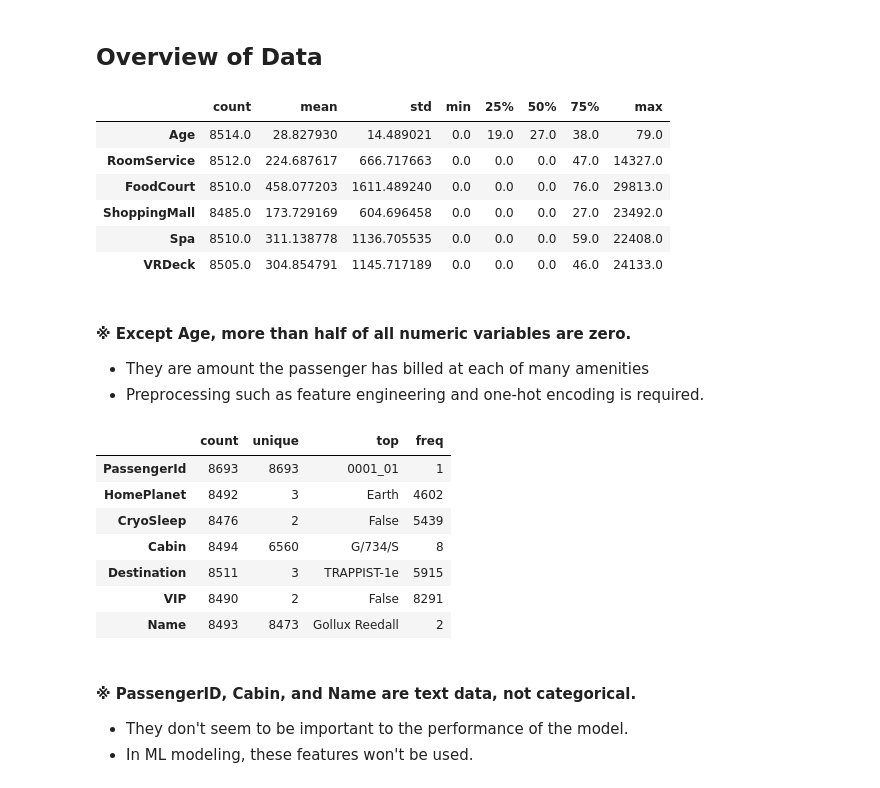
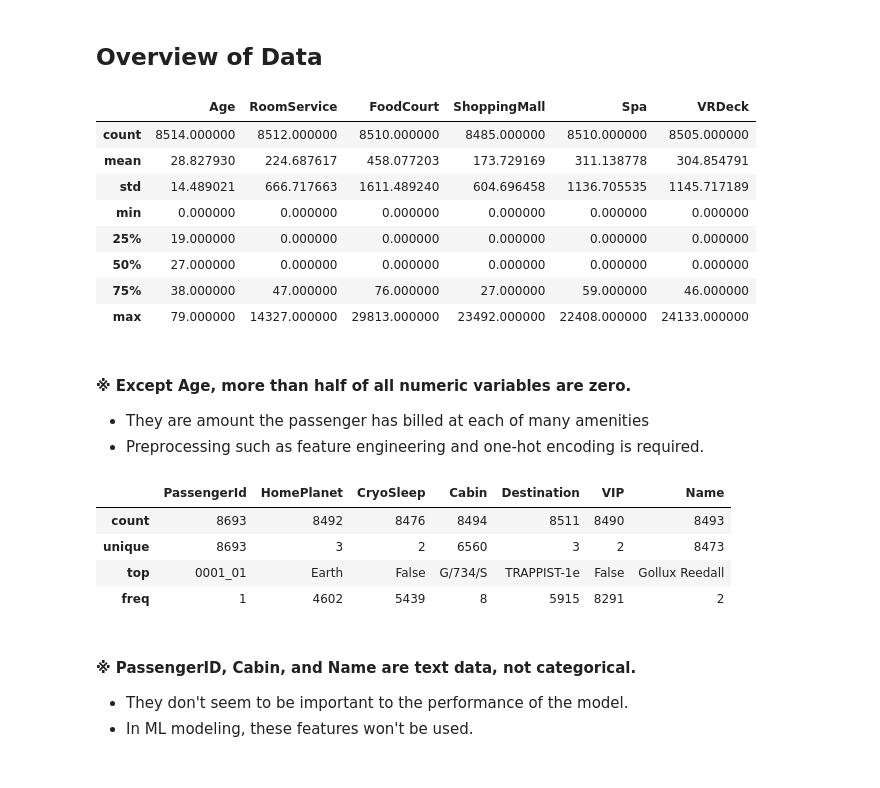
Before and after one commit to gonekng/Kaggle_Project, a Jupyter notebook: Spaceship Titanic/ml-spaceship-titanic.ipynb, the cells around one changed output. Cells and saved outputs as stored; diff of their text form; code cells hidden in the pictures.

```diff
--- a/Spaceship Titanic/ml-spaceship-titanic.ipynb
+++ b/Spaceship Titanic/ml-spaceship-titanic.ipynb
@@ -141,30 +144,29 @@ sample_submission.head(3)
 # %% [markdown]
 ## Overview of Data
 # %%
-train.describe().T
+train.describe()
 # %% [output]
-|  | count | mean | std | min | 25% | 50% | 75% | max |
-| Age | 8514.0 | 28.827930 | 14.489021 | 0.0 | 19.0 | 27.0 | 38.0 | 79.0 |
-| RoomService | 8512.0 | 224.687617 | 666.717663 | 0.0 | 0.0 | 0.0 | 47.0 | 14327.0 |
-| FoodCourt | 8510.0 | 458.077203 | 1611.489240 | 0.0 | 0.0 | 0.0 | 76.0 | 29813.0 |
-| ShoppingMall | 8485.0 | 173.729169 | 604.696458 | 0.0 | 0.0 | 0.0 | 27.0 | 23492.0 |
-| Spa | 8510.0 | 311.138778 | 1136.705535 | 0.0 | 0.0 | 0.0 | 59.0 | 22408.0 |
-| VRDeck | 8505.0 | 304.854791 | 1145.717189 | 0.0 | 0.0 | 0.0 | 46.0 | 24133.0 |
+|  | Age | RoomService | FoodCourt | ShoppingMall | Spa | VRDeck |
+| count | 8514.000000 | 8512.000000 | 8510.000000 | 8485.000000 | 8510.000000 | 8505.000000 |
+| mean | 28.827930 | 224.687617 | 458.077203 | 173.729169 | 311.138778 | 304.854791 |
+| std | 14.489021 | 666.717663 | 1611.489240 | 604.696458 | 1136.705535 | 1145.717189 |
+| min | 0.000000 | 0.000000 | 0.000000 | 0.000000 | 0.000000 | 0.000000 |
+| 25% | 19.000000 | 0.000000 | 0.000000 | 0.000000 | 0.000000 | 0.000000 |
+| 50% | 27.000000 | 0.000000 | 0.000000 | 0.000000 | 0.000000 | 0.000000 |
+| 75% | 38.000000 | 47.000000 | 76.000000 | 27.000000 | 59.000000 | 46.000000 |
+| max | 79.000000 | 14327.000000 | 29813.000000 | 23492.000000 | 22408.000000 | 24133.000000 |
 # %% [markdown]
 #### ※ Except Age, more than half of all numeric variables are zero.
    - They are amount the passenger has billed at each of many amenities
    - Preprocessing such as feature engineering and one-hot encoding is required.
 # %%
-train.describe(include=['O']).T
+train.describe(include=['O'])
 # %% [output]
-|  | count | unique | top | freq |
-| PassengerId | 8693 | 8693 | 0001_01 | 1 |
-| HomePlanet | 8492 | 3 | Earth | 4602 |
-| CryoSleep | 8476 | 2 | False | 5439 |
-| Cabin | 8494 | 6560 | G/734/S | 8 |
-| Destination | 8511 | 3 | TRAPPIST-1e | 5915 |
-| VIP | 8490 | 2 | False | 8291 |
-| Name | 8493 | 8473 | Gollux Reedall | 2 |
+|  | PassengerId | HomePlanet | CryoSleep | Cabin | Destination | VIP | Name |
+| count | 8693 | 8492 | 8476 | 8494 | 8511 | 8490 | 8493 |
+| unique | 8693 | 3 | 2 | 6560 | 3 | 2 | 8473 |
+| top | 0001_01 | Earth | False | G/734/S | TRAPPIST-1e | False | Gollux Reedall |
+| freq | 1 | 4602 | 5439 | 8 | 5915 | 8291 | 2 |
 # %% [markdown]
 #### ※ PassengerID, Cabin, and Name are text data, not categorical.
   - They don't seem to be important to the performance of the model.
```
Also changed, not shown: parts of 10 cells of this notebook.
